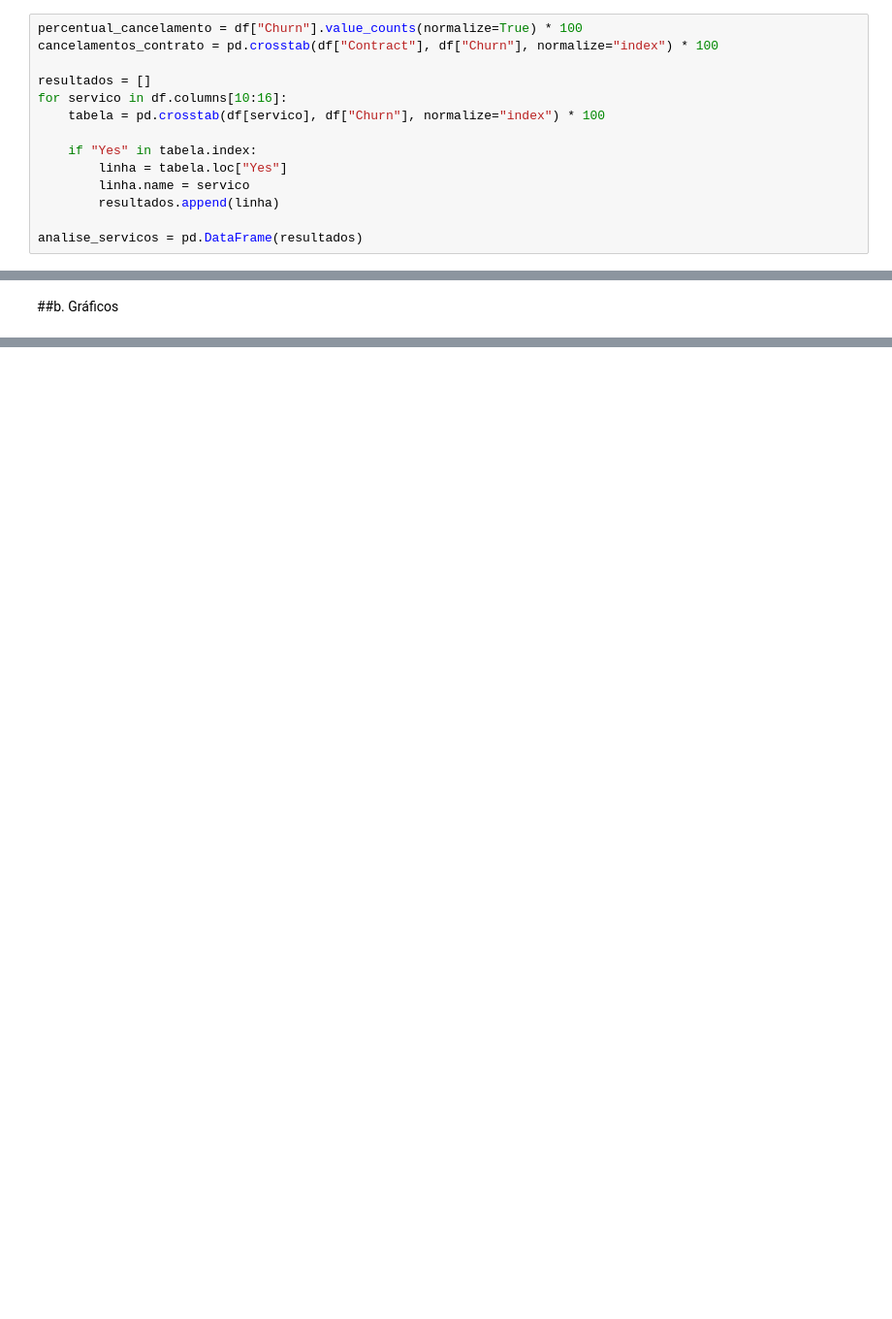
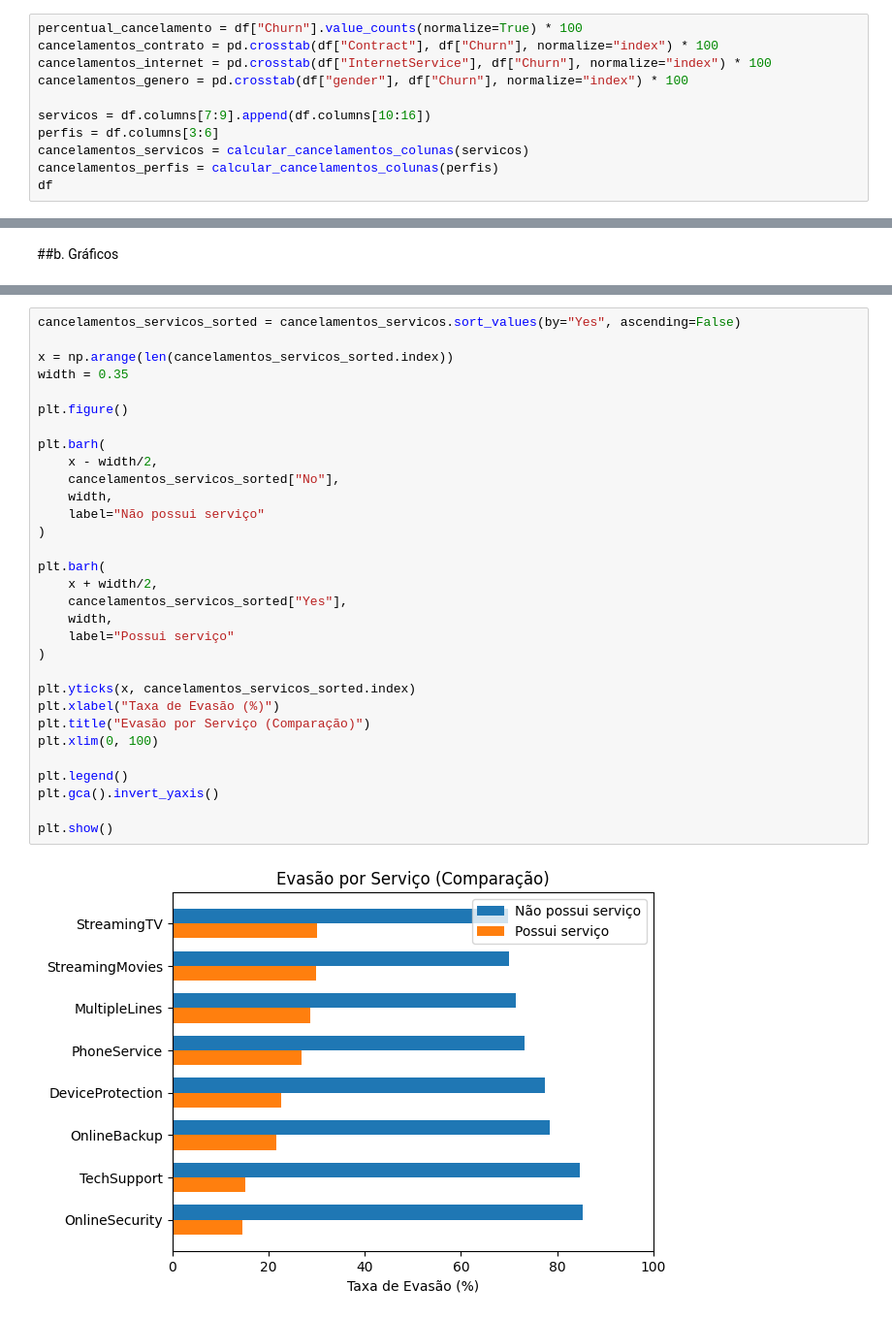
Before and after one commit to RaySilvaP/TelecomX, a Jupyter notebook: TelecomX.ipynb, the cells around one changed output, grey strips where cells are left out. Shown at 97% size. Saved outputs shown, nothing was run; the diff lists cells and outputs as text; blank space fills up the shorter version.

Commit message:
feat: adiciona gráficos da distribuição da evasão

```diff
--- a/TelecomX.ipynb
+++ b/TelecomX.ipynb
@@ -40,14 +46,11 @@ analise_geral = df.groupby("Churn")[["tenure", "Charges.Monthly", "Charges.Total
 # %%
 percentual_cancelamento = df["Churn"].value_counts(normalize=True) * 100
 cancelamentos_contrato = pd.crosstab(df["Contract"], df["Churn"], normalize="index") * 100
+cancelamentos_internet = pd.crosstab(df["InternetService"], df["Churn"], normalize="index") * 100
+cancelamentos_genero = pd.crosstab(df["gender"], df["Churn"], normalize="index") * 100
 
-resultados = []
-for servico in df.columns[10:16]:
-    tabela = pd.crosstab(df[servico], df["Churn"], normalize="index") * 100
-
-    if "Yes" in tabela.index:
-        linha = tabela.loc["Yes"]
-        linha.name = servico
-        resultados.append(linha)
-
-analise_servicos = pd.DataFrame(resultados)
+servicos = df.columns[7:9].append(df.columns[10:16])
+perfis = df.columns[3:6]
+cancelamentos_servicos = calcular_cancelamentos_colunas(servicos)
+cancelamentos_perfis = calcular_cancelamentos_colunas(perfis)
+df
@@ -55,0 +127,33 @@ analise_servicos = pd.DataFrame(resultados)
+# %%
+cancelamentos_servicos_sorted = cancelamentos_servicos.sort_values(by="Yes", ascending=False)
+
+x = np.arange(len(cancelamentos_servicos_sorted.index))
+width = 0.35
+
+plt.figure()
+
+plt.barh(
+    x - width/2,
+    cancelamentos_servicos_sorted["No"],
+    width,
+    label="Não possui serviço"
+)
+
+plt.barh(
+    x + width/2,
+    cancelamentos_servicos_sorted["Yes"],
+    width,
+    label="Possui serviço"
+)
+
+plt.yticks(x, cancelamentos_servicos_sorted.index)
+plt.xlabel("Taxa de Evasão (%)")
+plt.title("Evasão por Serviço (Comparação)")
+plt.xlim(0, 100)
+
+plt.legend()
+plt.gca().invert_yaxis()
+
+plt.show()
+# %% [output]
+[figure, added]
```
Also changed, not shown: parts of 13 cells of this notebook.
